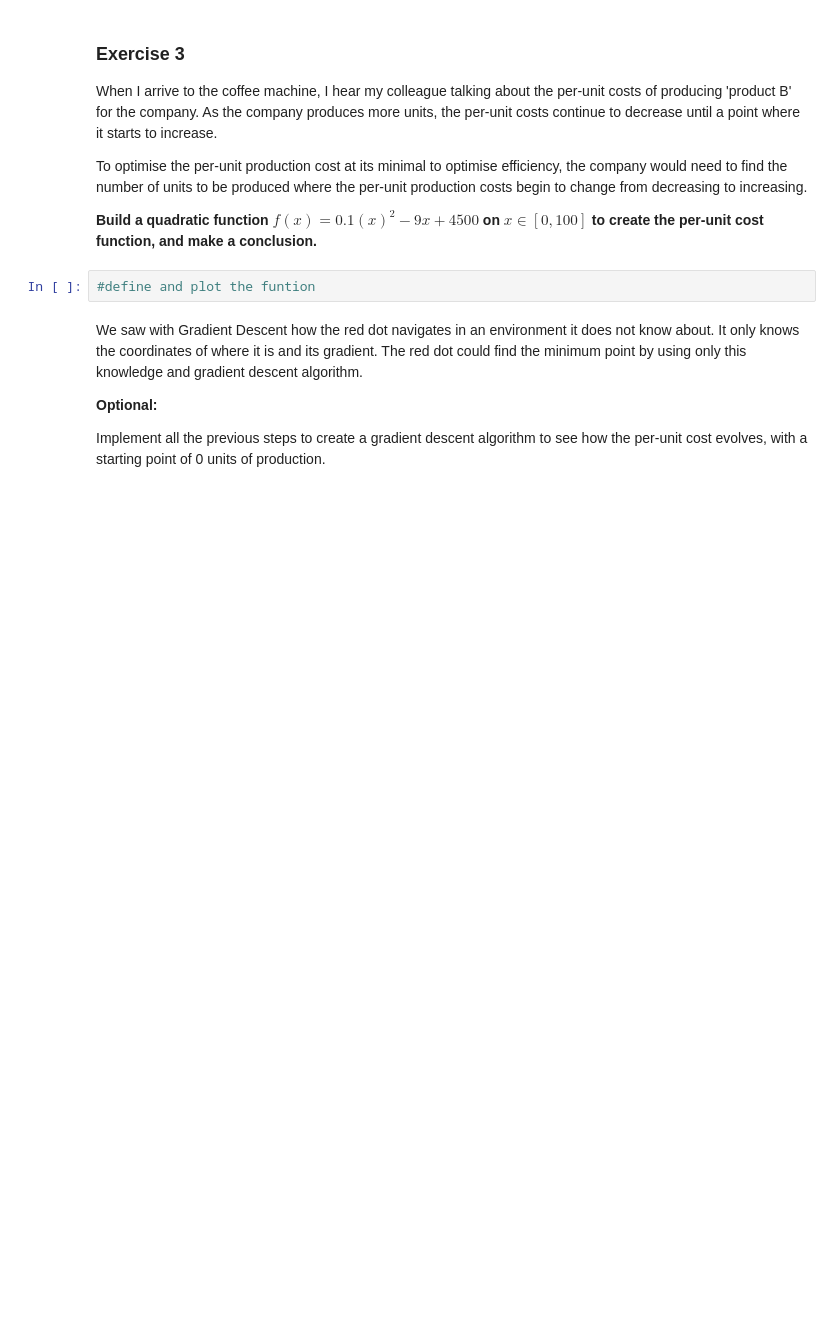
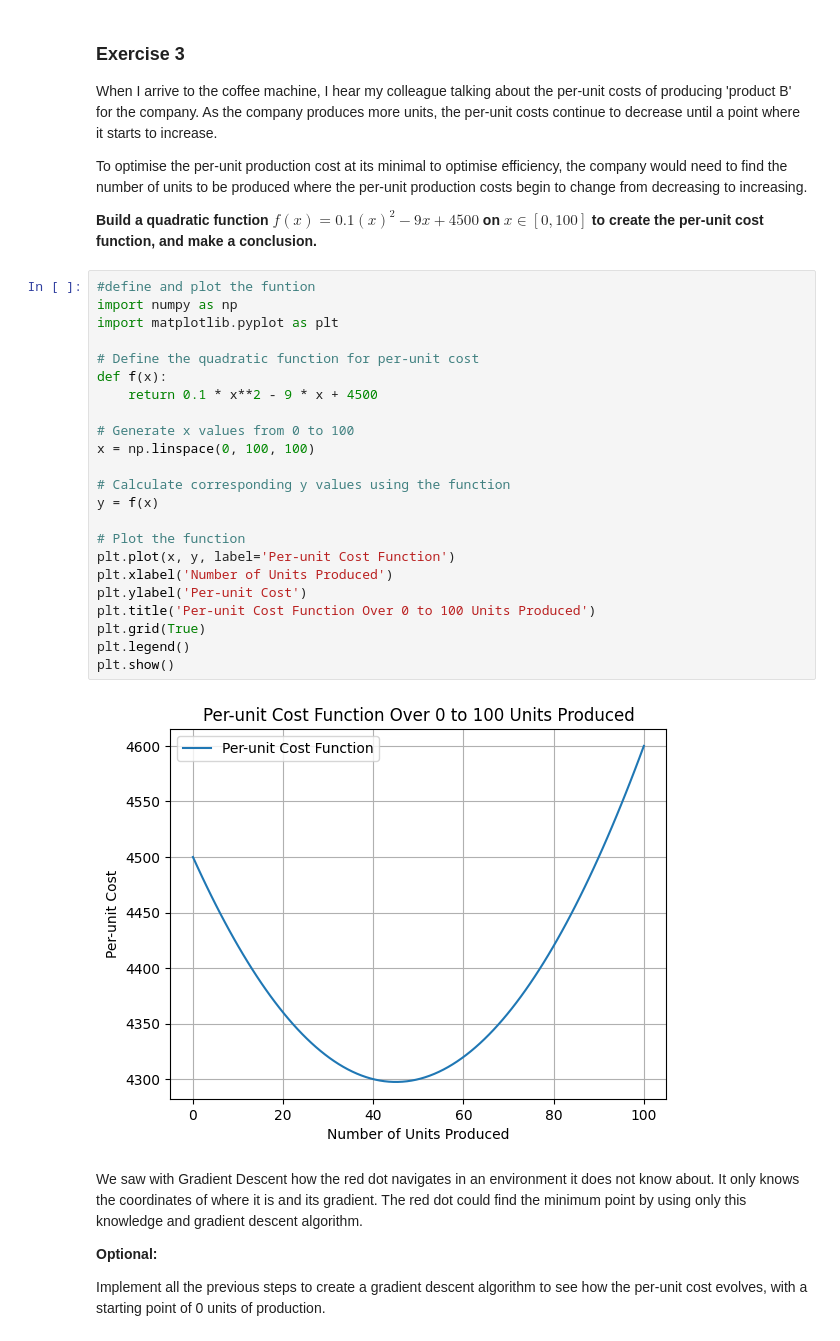
Before and after one commit to 4GeeksAcademy/calculus-and-algebra-problems-with-python-lbdelilla, a Jupyter notebook: notebook/problems.ipynb, the cells around one changed output. Saved outputs shown, nothing was run; the diff lists cells and outputs as text; blank space fills up the shorter version.

```diff
--- a/notebook/problems.ipynb
+++ b/notebook/problems.ipynb
@@ -303,6 +303,29 @@ To optimise the per-unit production cost at its minimal to optimise efficiency,
 **Build a quadratic function $f(x)=0.1(x)^2−9x +4500$ on $x∈[0,100]$  to create the per-unit cost function, and make a conclusion.**
 # %%
 #define and plot the funtion
+import numpy as np
+import matplotlib.pyplot as plt
+
+# Define the quadratic function for per-unit cost
+def f(x):
+    return 0.1 * x**2 - 9 * x + 4500
+
+# Generate x values from 0 to 100
+x = np.linspace(0, 100, 100)
+
+# Calculate corresponding y values using the function
+y = f(x)
+
+# Plot the function
+plt.plot(x, y, label='Per-unit Cost Function')
+plt.xlabel('Number of Units Produced')
+plt.ylabel('Per-unit Cost')
+plt.title('Per-unit Cost Function Over 0 to 100 Units Produced')
+plt.grid(True)
+plt.legend()
+plt.show()
+# %% [output]
+[figure, added]
 # %% [markdown]
 We saw with Gradient Descent how the red dot navigates in an environment it does not know about. It only knows the coordinates of where it is and its gradient. The red dot could find the minimum point by using only this knowledge and gradient descent algorithm.
 
```
Also changed, not shown: parts of 7 cells of this notebook.
